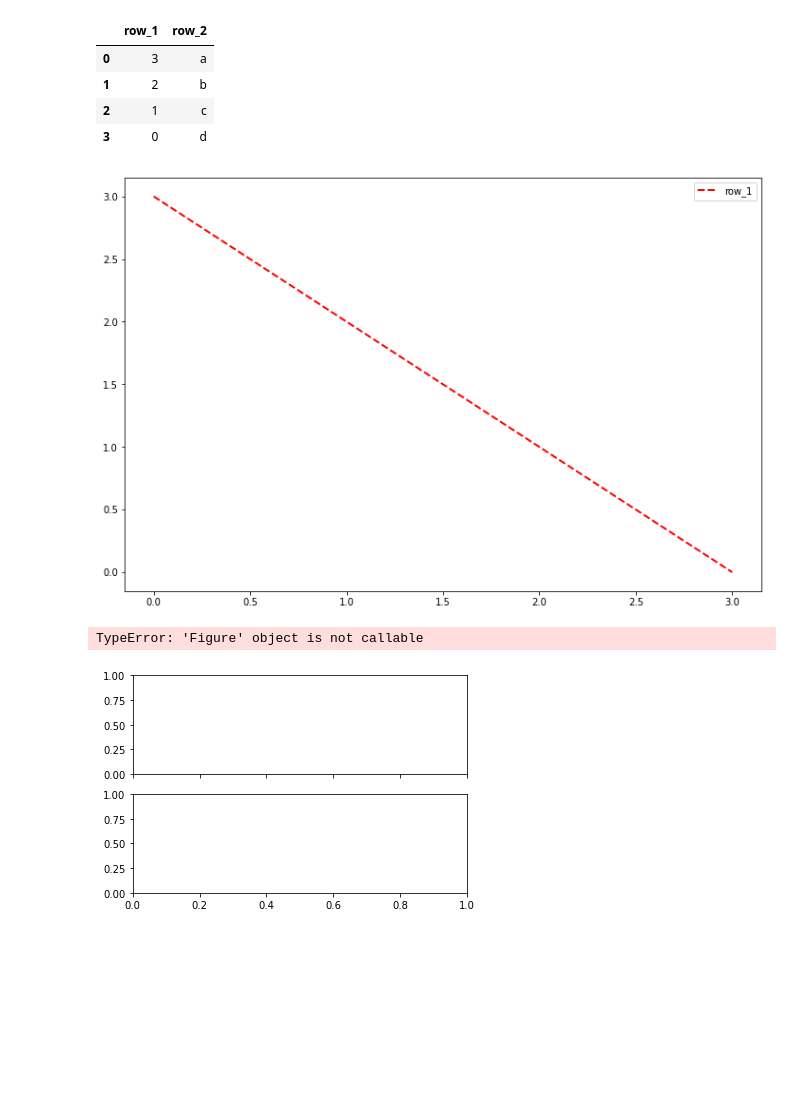
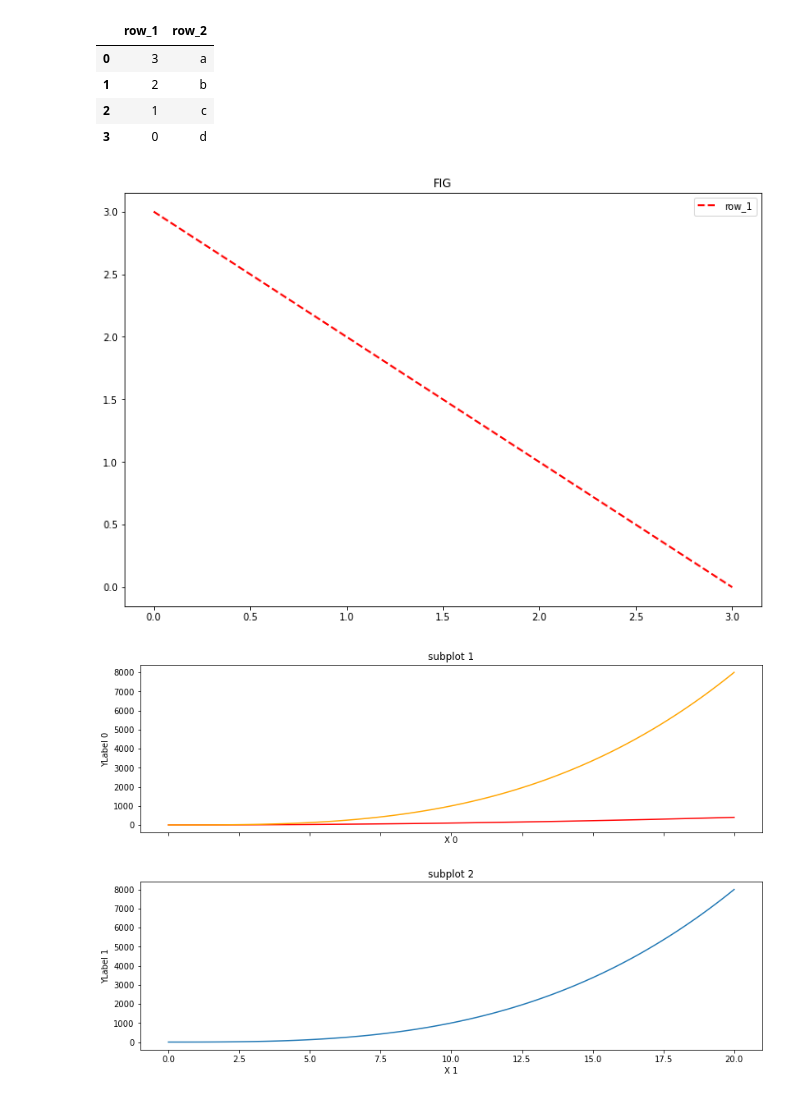
Before and after one commit to Antoine07/DATA_HEXAGONE, a Jupyter notebook: ANALYSE_DATA/DATAVIZ/Notebook/01_Examples_introduction.ipynb, the cells around one changed output. Saved outputs shown, nothing was run; the diff lists cells and outputs as text; code cells hidden in the pictures; blank space fills up the shorter version.

```diff
--- a/ANALYSE_DATA/DATAVIZ/Notebook/01_Examples_introduction.ipynb
+++ b/ANALYSE_DATA/DATAVIZ/Notebook/01_Examples_introduction.ipynb
@@ -78,30 +78,33 @@ df.head()
 | 2 | 1 | c |
 | 3 | 0 | d |
 # %%
-df.plot(figsize=(12,8), c='red', lw=2, ls='--', label="FIG")
+df.plot(figsize=(12,8), c='red', lw=2, ls='--')
+
+# Mettre un titre au graphique
+plt.title("FIG")
 plt.show()
 # %% [output]
-[figure, old version]
+[figure, new version]
 # %%
 # Approche objet
-fig, ax = plt.subplots(2,1, sharex=True)
-
-
-fig(num=None, figsize=(8, 6), dpi=80, facecolor='w', edgecolor='k')
+fig, ax = plt.subplots(2,1, sharex=True, figsize=(12, 8))
 
 # ax est un np.array
+ax[0].set_title('subplot 1')
 ax[0].plot(x, x**2, c='red')
 ax[0].plot(x, x**3, c= 'orange')
 
+ax[1].set_title('subplot 2')
 ax[1].plot(x, x**3)
 
 ax[0].set_ylabel('YLabel 0')
 ax[1].set_ylabel('YLabel 1')
 
 ax[0].set_xlabel('X 0')
 ax[1].set_xlabel('X 1')
 
+fig.tight_layout(pad=3.0)
+
 plt.show()
 # %% [output]
-TypeError: 'Figure' object is not callable
-[figure, old version]
+[figure, new version]
```
